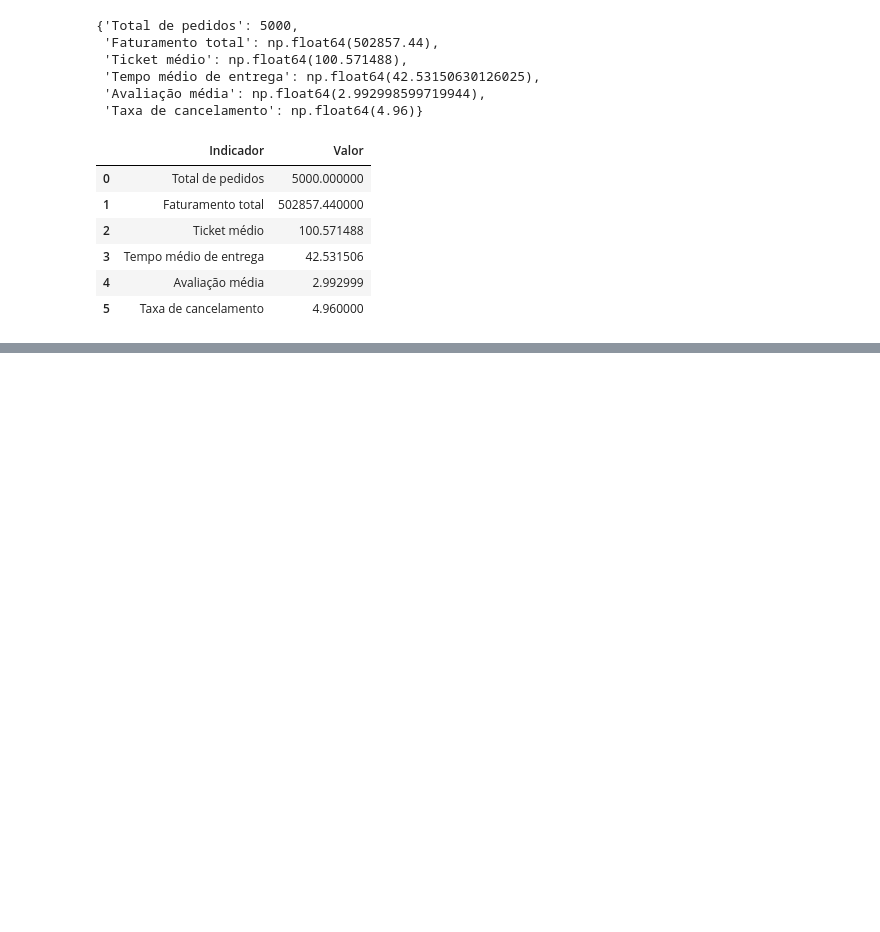
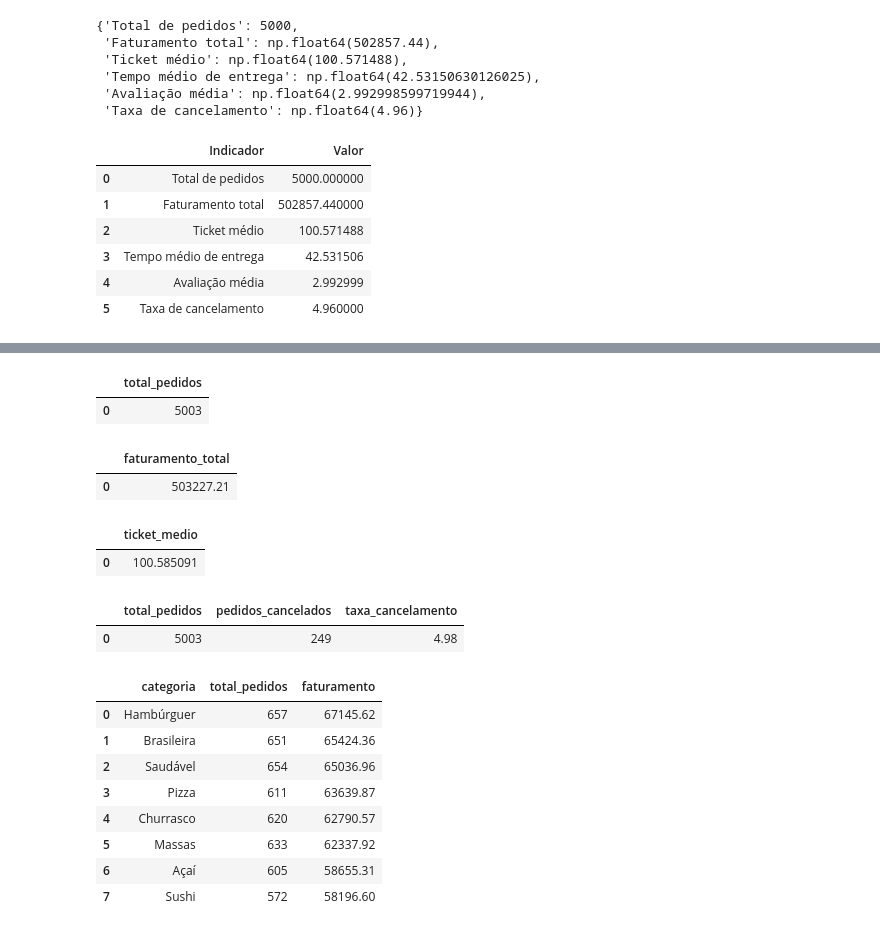
Before and after one commit to jlsnogueira247/FoodInsights, a Jupyter notebook: notebooks/analise_pedidos.ipynb, the cells around one changed output, grey strips where cells are left out. Drawn from its saved outputs; the diff is of its cells as text; code cells hidden in the pictures; blank space fills up the shorter version.

```diff
--- a/notebooks/analise_pedidos.ipynb
+++ b/notebooks/analise_pedidos.ipynb
@@ -634,0 +776,78 @@ kpis
+# %%
+query = """
+SELECT COUNT(*) AS total_pedidos
+FROM pedidos;
+"""
+
+resultado = pd.read_sql(query, engine)
+
+resultado
+# %% [output]
+|  | total_pedidos |
+| 0 | 5003 |
+# %%
+query = """
+SELECT SUM(valor_pedido) AS faturamento_total
+FROM pedidos;
+"""
+
+resultado = pd.read_sql(query, engine)
+
+resultado
+# %% [output]
+|  | faturamento_total |
+| 0 | 503227.21 |
+# %%
+query = """
+SELECT AVG(valor_pedido) AS ticket_medio
+FROM pedidos;
+"""
+
+resultado = pd.read_sql(query, engine)
+
+resultado
+# %% [output]
+|  | ticket_medio |
+| 0 | 100.585091 |
+# %%
+query = """
+SELECT
+    COUNT(*) AS total_pedidos,
+    SUM(CASE WHEN status = 'Cancelado' THEN 1 ELSE 0 END) AS pedidos_cancelados,
+    ROUND(
+        100.0 * SUM(CASE WHEN status = 'Cancelado' THEN 1 ELSE 0 END) / COUNT(*),
+        2
+    ) AS taxa_cancelamento
+FROM pedidos;
+"""
+
+resultado = pd.read_sql(query, engine)
+
+resultado
+# %% [output]
+|  | total_pedidos | pedidos_cancelados | taxa_cancelamento |
+| 0 | 5003 | 249 | 4.98 |
+# %%
+query = """
+SELECT
+    categoria,
+    COUNT(*) AS total_pedidos,
+    SUM(valor_pedido) AS faturamento
+FROM pedidos
+GROUP BY categoria
+ORDER BY faturamento DESC;
+"""
+
+resultado = pd.read_sql(query, engine)
+
+resultado
+# %% [output]
+|  | categoria | total_pedidos | faturamento |
+| 0 | Hambúrguer | 657 | 67145.62 |
+| 1 | Brasileira | 651 | 65424.36 |
+| 2 | Saudável | 654 | 65036.96 |
+| 3 | Pizza | 611 | 63639.87 |
+| 4 | Churrasco | 620 | 62790.57 |
+| 5 | Massas | 633 | 62337.92 |
+| 6 | Açaí | 605 | 58655.31 |
+| 7 | Sushi | 572 | 58196.60 |
```
Also changed, not shown: parts of 17 cells of this notebook.
